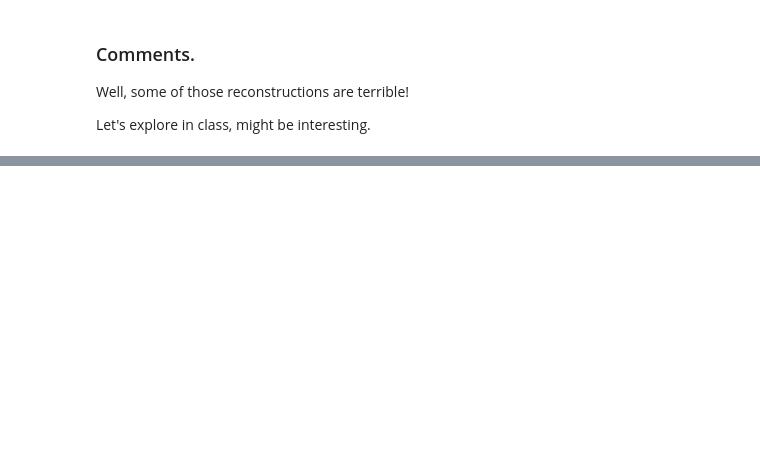
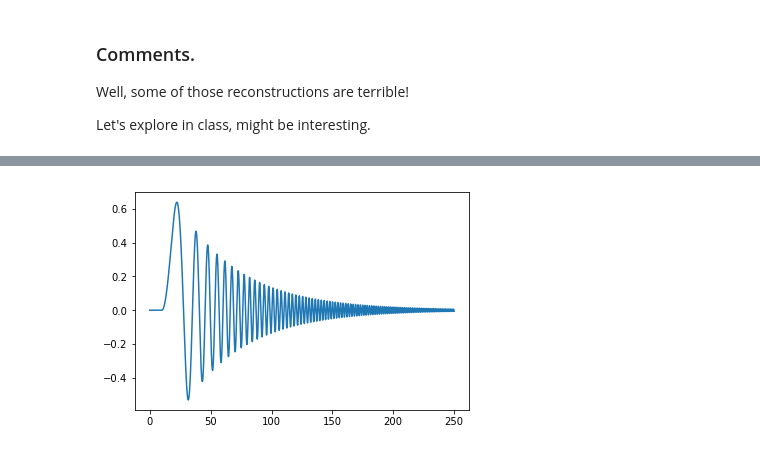
Before and after one commit to mlamoureux/Amat503, a Jupyter notebook: Lecture19.ipynb, the cells around one changed output, grey strips where cells are left out. Saved outputs shown, nothing was run; the diff lists cells and outputs as text; code cells hidden in the pictures; blank space fills up the shorter version.

```diff
--- a/Lecture19.ipynb
+++ b/Lecture19.ipynb
@@ -266,0 +281,8 @@ Let's explore in class, might be interesting.
+# %%
+def f(t):
+    return (t>10)*exp(-t/50)*sin(.01*(t-10)**2)  # start at t=10
+
+t=linspace(0,250,10000)
+plot(t,f(t));
+# %% [output]
+[figure, added]
```
Also changed, not shown: parts of 45 cells of this notebook, 1 other file.
